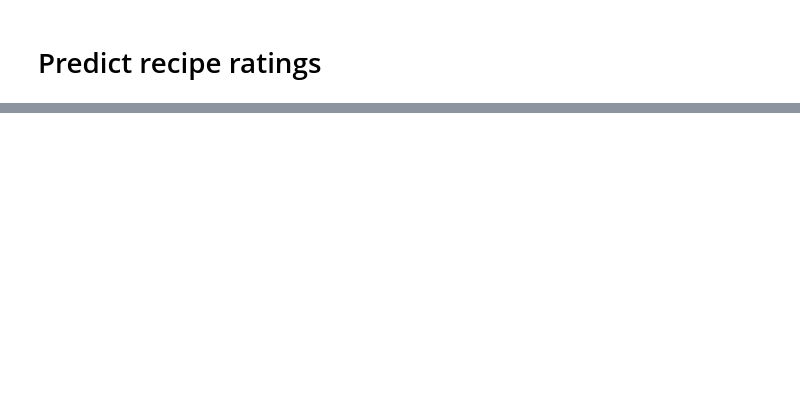
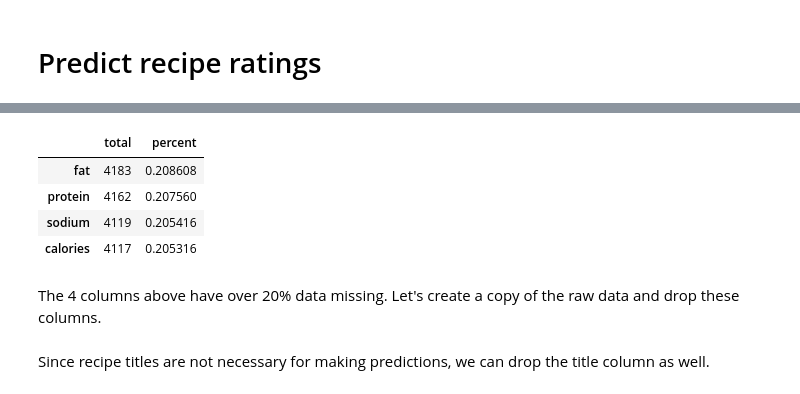
Before and after one commit to Yuan-Meng/SVM, a Jupyter notebook: svm_recipes.ipynb, the cells around one changed output, grey strips where cells are left out. Cells and saved outputs as stored; diff of their text form; code cells hidden in the pictures; blank space fills up the shorter version.

```diff
--- a/svm_recipes.ipynb
+++ b/svm_recipes.ipynb
@@ -18,0 +49,16 @@ raw_data = pd.read_csv('https://tf-assets-prod.s3.amazonaws.com/tf-curric/data-s
+# %%
+# Count missing values
+total = raw.isnull().sum().sort_values(ascending=False)
+percent = (raw.isnull().sum() / raw.isnull().count()).sort_values(ascending=False)
+missing = pd.concat([total, percent], axis=1, keys=["total", "percent"])
+missing = missing.loc[missing["total"] > 0, :]
+
+missing
+# %% [output]
+|  | total | percent |
+| fat | 4183 | 0.208608 |
+| protein | 4162 | 0.207560 |
+| sodium | 4119 | 0.205416 |
+| calories | 4117 | 0.205316 |
+# %% [markdown]
+The 4 columns above have over 20% data missing. Let's create a copy of the raw data and drop these columns.
@@ -18,0 +71,2 @@ raw_data = pd.read_csv('https://tf-assets-prod.s3.amazonaws.com/tf-curric/data-s
+# %% [markdown]
+Since recipe titles are not necessary for making predictions, we can drop the title column as well.
```
Also changed, not shown: parts of 39 cells of this notebook.
